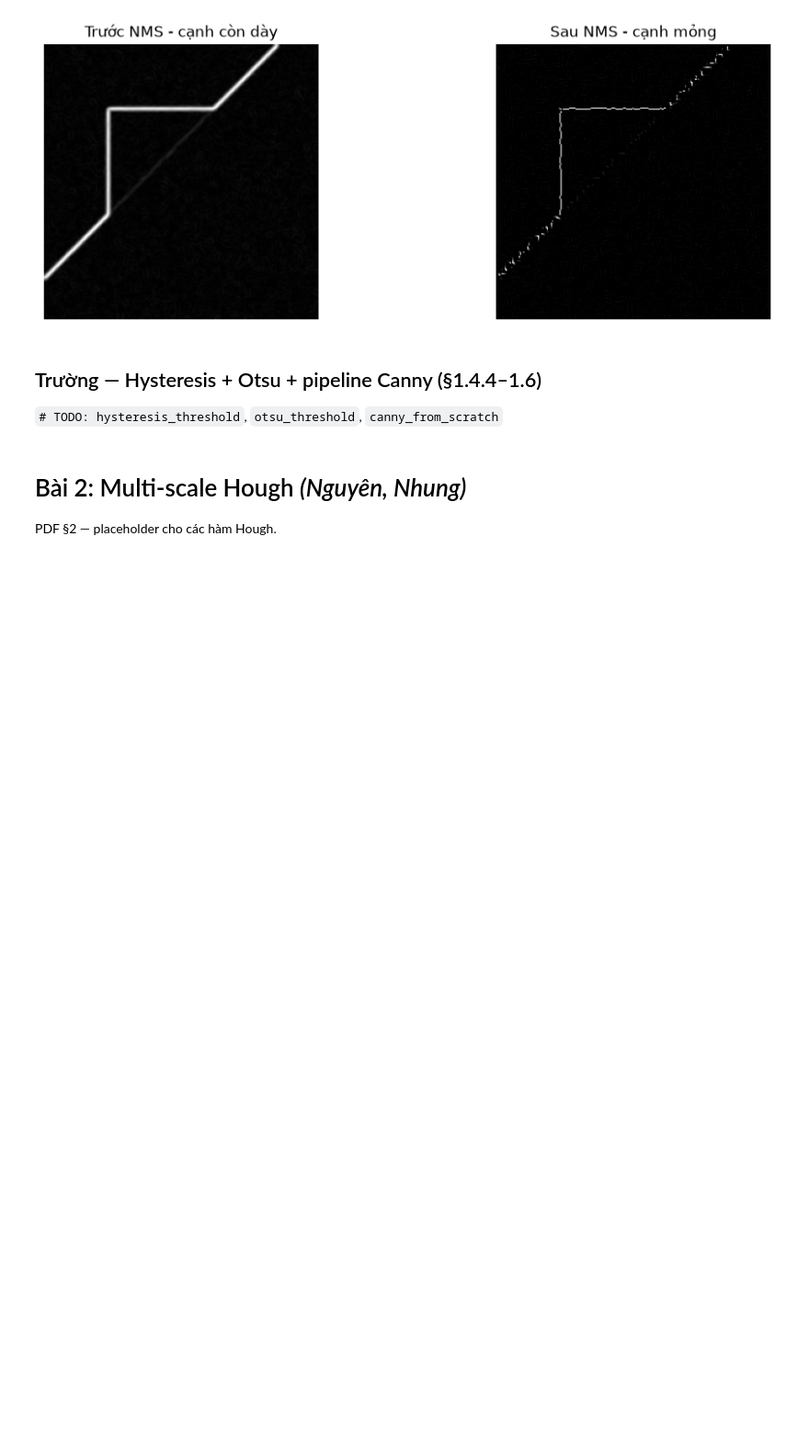
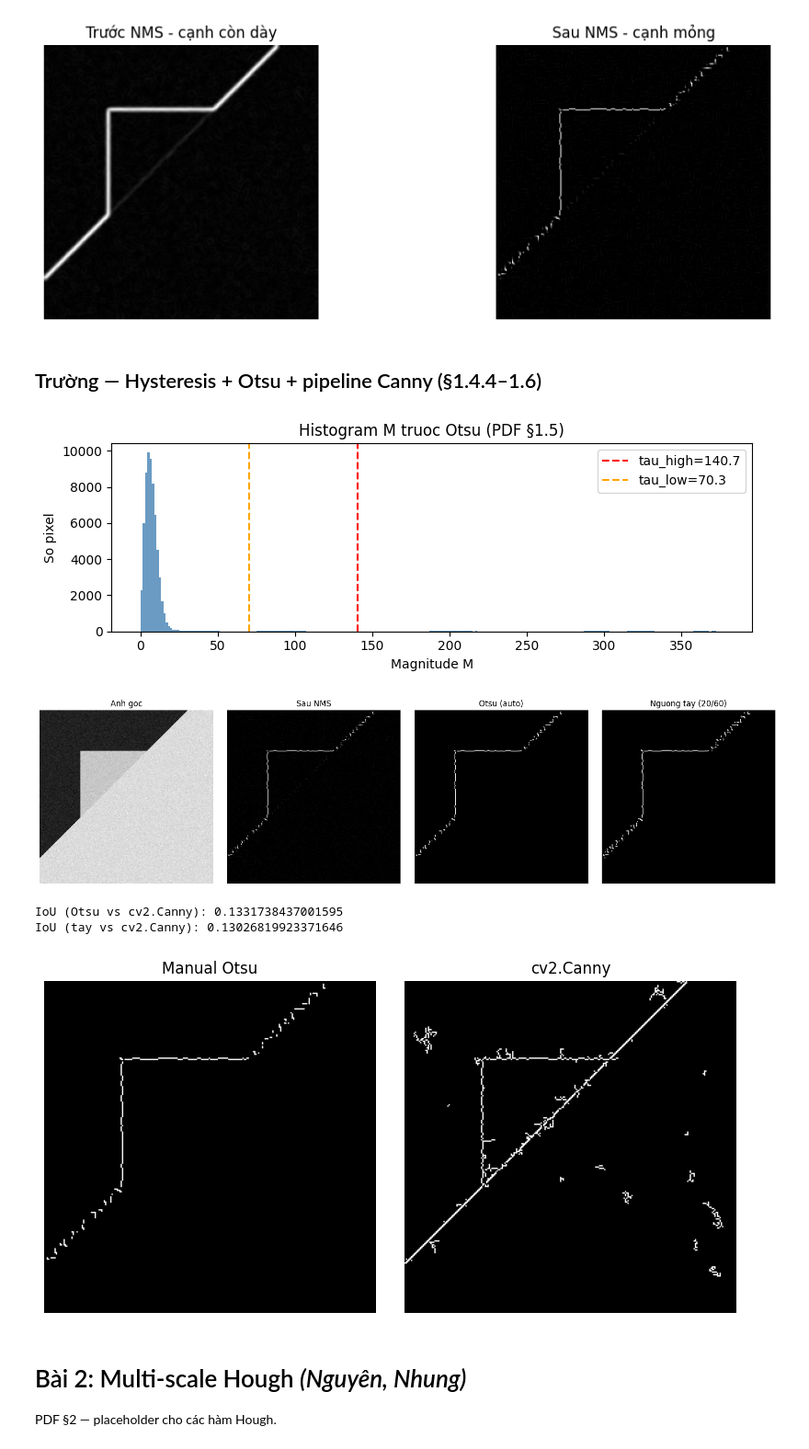
Before and after one commit to rosdev29/UTH-CV-BaiTap, a Jupyter notebook: Chapter3/bai_tap_chapter3.ipynb, the cells around one changed output. Shown at 92% size. Cells and saved outputs as stored; diff of their text form; code cells hidden in the pictures; blank space fills up the shorter version.

Commit message:
Hoan thanh Bài 1: NMS (Tuyền) + Hysteresis/Otsu/Canny (Trường)

```diff
--- a/Chapter3/bai_tap_chapter3.ipynb
+++ b/Chapter3/bai_tap_chapter3.ipynb
@@ -196,16 +196,3 @@ plt.show()
 [figure]
 # %% [markdown]
 ## Trường — Hysteresis + Otsu + pipeline Canny (§1.4.4–1.6)
-
-`# TODO: hysteresis_threshold`, `otsu_threshold`, `canny_from_scratch`
-# %%
-def hysteresis_threshold(magnitude, low, high):
-    raise NotImplementedError
-
-
-def otsu_threshold(magnitude):
-    raise NotImplementedError
-
-
-def canny_from_scratch(img, sigma=1.4, low_ratio=0.5, use_otsu=True):
-    raise NotImplementedError
@@ -212,3 +283,28 @@ def canny_from_scratch(img, sigma=1.4, low_ratio=0.5, use_otsu=True):
+# %%
+# Demo Trường — Otsu + hysteresis + so sánh ngưỡng tay
+edges_otsu, nms_thin, mag_used = canny_from_scratch(test_img, sigma=1.4, use_otsu=True)
+plot_magnitude_histogram(mag_used, title='Histogram M truoc Otsu (PDF §1.5)')
+
+edges_manual, _, _ = canny_from_scratch(test_img, sigma=1.4, use_otsu=False, low=20, high=60)
+show_images(
+    [test_img, nms_thin, edges_otsu, edges_manual],
+    ['Anh goc', 'Sau NMS', 'Otsu (auto)', 'Nguong tay (20/60)'],
+    cols=4, figsize=(16, 4)
+)
+
+if HAS_CV2:
+    ref = cv2.Canny(test_img.astype(np.uint8), 50, 150)
+    print('IoU (Otsu vs cv2.Canny):', compute_iou(edges_otsu, ref))
+    print('IoU (tay vs cv2.Canny):', compute_iou(edges_manual, ref))
+    show_images([edges_otsu, ref], ['Manual Otsu', 'cv2.Canny'], cols=2, figsize=(8, 4))
+else:
+    print('Khong co cv2 — bo qua IoU (cai opencv-python de so sanh).')
+# %% [output]
+[figure, added]
+[figure, added]
+IoU (Otsu vs cv2.Canny): 0.1331738437001595
+IoU (tay vs cv2.Canny): 0.13026819923371646
+[figure, added]
 # %% [markdown]
 # Bài 2: Multi-scale Hough *(Nguyên, Nhung)*
 
```
Also changed, not shown: parts of 5 cells of this notebook.
